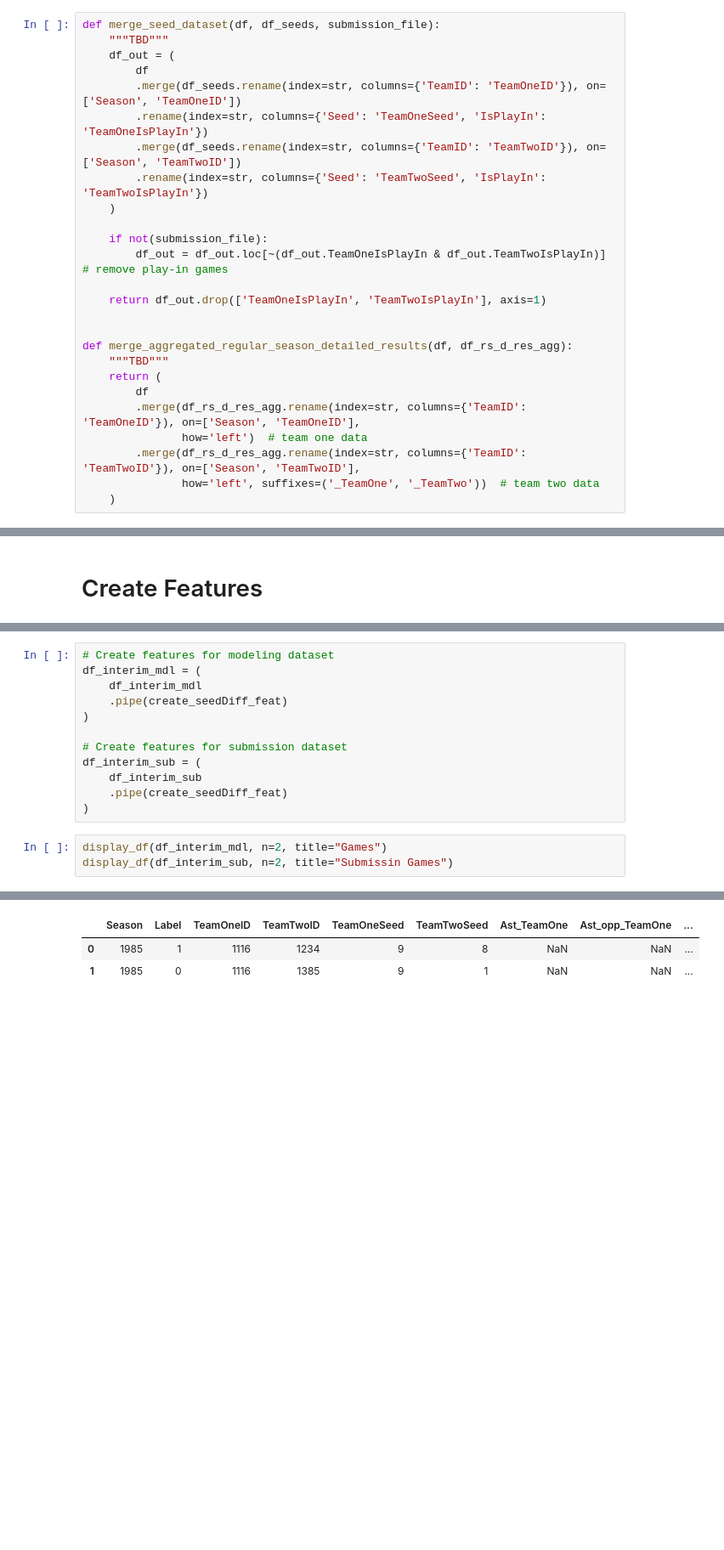
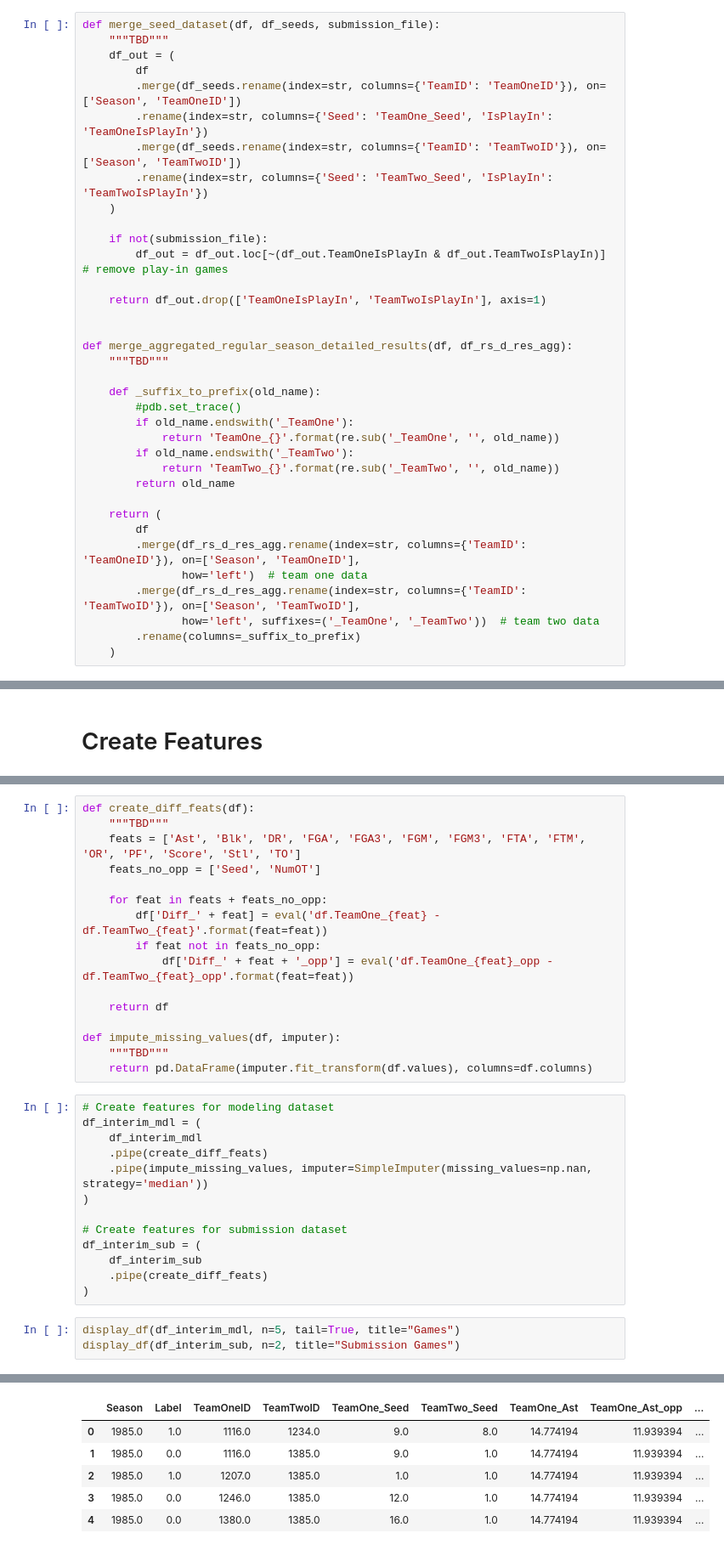
Before and after one commit to aarontrefler/kaggle-ncaa-men-19, a Jupyter notebook: notebooks/AT-0.1-features.ipynb, the cells around one changed output, grey strips where cells are left out. Shown at 85% size. Cells and saved outputs as stored; diff of their text form; blank space fills up the shorter version.

Commit message:
Add regular season detailed results to feature set

```diff
--- a/notebooks/AT-0.1-features.ipynb
+++ b/notebooks/AT-0.1-features.ipynb
@@ -165,9 +167,9 @@ def merge_seed_dataset(df, df_seeds, submission_file):
     df_out = (
         df
         .merge(df_seeds.rename(index=str, columns={'TeamID': 'TeamOneID'}), on=['Season', 'TeamOneID'])
-        .rename(index=str, columns={'Seed': 'TeamOneSeed', 'IsPlayIn': 'TeamOneIsPlayIn'})
+        .rename(index=str, columns={'Seed': 'TeamOne_Seed', 'IsPlayIn': 'TeamOneIsPlayIn'})
         .merge(df_seeds.rename(index=str, columns={'TeamID': 'TeamTwoID'}), on=['Season', 'TeamTwoID'])
-        .rename(index=str, columns={'Seed': 'TeamTwoSeed', 'IsPlayIn': 'TeamTwoIsPlayIn'})
+        .rename(index=str, columns={'Seed': 'TeamTwo_Seed', 'IsPlayIn': 'TeamTwoIsPlayIn'})
     )
 
     if not(submission_file):
@@ -178,12 +180,22 @@ def merge_seed_dataset(df, df_seeds, submission_file):
 
 def merge_aggregated_regular_season_detailed_results(df, df_rs_d_res_agg):
     """TBD"""
+
+    def _suffix_to_prefix(old_name):
+        #pdb.set_trace()
+        if old_name.endswith('_TeamOne'):
+            return 'TeamOne_{}'.format(re.sub('_TeamOne', '', old_name))
+        if old_name.endswith('_TeamTwo'):
+            return 'TeamTwo_{}'.format(re.sub('_TeamTwo', '', old_name))
+        return old_name
+
     return (
         df
         .merge(df_rs_d_res_agg.rename(index=str, columns={'TeamID': 'TeamOneID'}), on=['Season', 'TeamOneID'],
                how='left')  # team one data
         .merge(df_rs_d_res_agg.rename(index=str, columns={'TeamID': 'TeamTwoID'}), on=['Season', 'TeamTwoID'],
                how='left', suffixes=('_TeamOne', '_TeamTwo'))  # team two data
+        .rename(columns=_suffix_to_prefix)
     )
 # %%
 # Merge datasets with tournament games
@@ -230,20 +237,40 @@ def create_seedDiff_feat(df):
+# %%
+def create_diff_feats(df):
+    """TBD"""
+    feats = ['Ast', 'Blk', 'DR', 'FGA', 'FGA3', 'FGM', 'FGM3', 'FTA', 'FTM', 'OR', 'PF', 'Score', 'Stl', 'TO']
+    feats_no_opp = ['Seed', 'NumOT']
+
+    for feat in feats + feats_no_opp:
+        df['Diff_' + feat] = eval('df.TeamOne_{feat} - df.TeamTwo_{feat}'.format(feat=feat))
+        if feat not in feats_no_opp:
+            df['Diff_' + feat + '_opp'] = eval('df.TeamOne_{feat}_opp - df.TeamTwo_{feat}_opp'.format(feat=feat))
+
+    return df
+
+def impute_missing_values(df, imputer):
+    """TBD"""
+    return pd.DataFrame(imputer.fit_transform(df.values), columns=df.columns)
 # %%
 # Create features for modeling dataset
 df_interim_mdl = (
     df_interim_mdl
-    .pipe(create_seedDiff_feat)
+    .pipe(create_diff_feats)
+    .pipe(impute_missing_values, imputer=SimpleImputer(missing_values=np.nan, strategy='median'))
 )
 
 # Create features for submission dataset
 df_interim_sub = (
     df_interim_sub
-    .pipe(create_seedDiff_feat)
+    .pipe(create_diff_feats)
 )
 # %%
-display_df(df_interim_mdl, n=2, title="Games")
-display_df(df_interim_sub, n=2, title="Submissin Games")
+display_df(df_interim_mdl, n=5, tail=True, title="Games")
+display_df(df_interim_sub, n=2, title="Submission Games")
 # %% [output]
 Games:
-|  | Season | Label | TeamOneID | TeamTwoID | TeamOneSeed | TeamTwoSeed | Ast_TeamOne | Ast_opp_TeamOne | ... |
-| 0 | 1985 | 1 | 1116 | 1234 | 9 | 8 | NaN | NaN | ... |
-| 1 | 1985 | 0 | 1116 | 1385 | 9 | 1 | NaN | NaN | ... |
+|  | Season | Label | TeamOneID | TeamTwoID | TeamOne_Seed | TeamTwo_Seed | TeamOne_Ast | TeamOne_Ast_opp | ... |
+| 0 | 1985.0 | 1.0 | 1116.0 | 1234.0 | 9.0 | 8.0 | 14.774194 | 11.939394 | ... |
+| 1 | 1985.0 | 0.0 | 1116.0 | 1385.0 | 9.0 | 1.0 | 14.774194 | 11.939394 | ... |
+| 2 | 1985.0 | 1.0 | 1207.0 | 1385.0 | 1.0 | 1.0 | 14.774194 | 11.939394 | ... |
+| 3 | 1985.0 | 0.0 | 1246.0 | 1385.0 | 12.0 | 1.0 | 14.774194 | 11.939394 | ... |
+| 4 | 1985.0 | 0.0 | 1380.0 | 1385.0 | 16.0 | 1.0 | 14.774194 | 11.939394 | ... |
```
Also changed, not shown: parts of 6 cells of this notebook, 2 other files.
